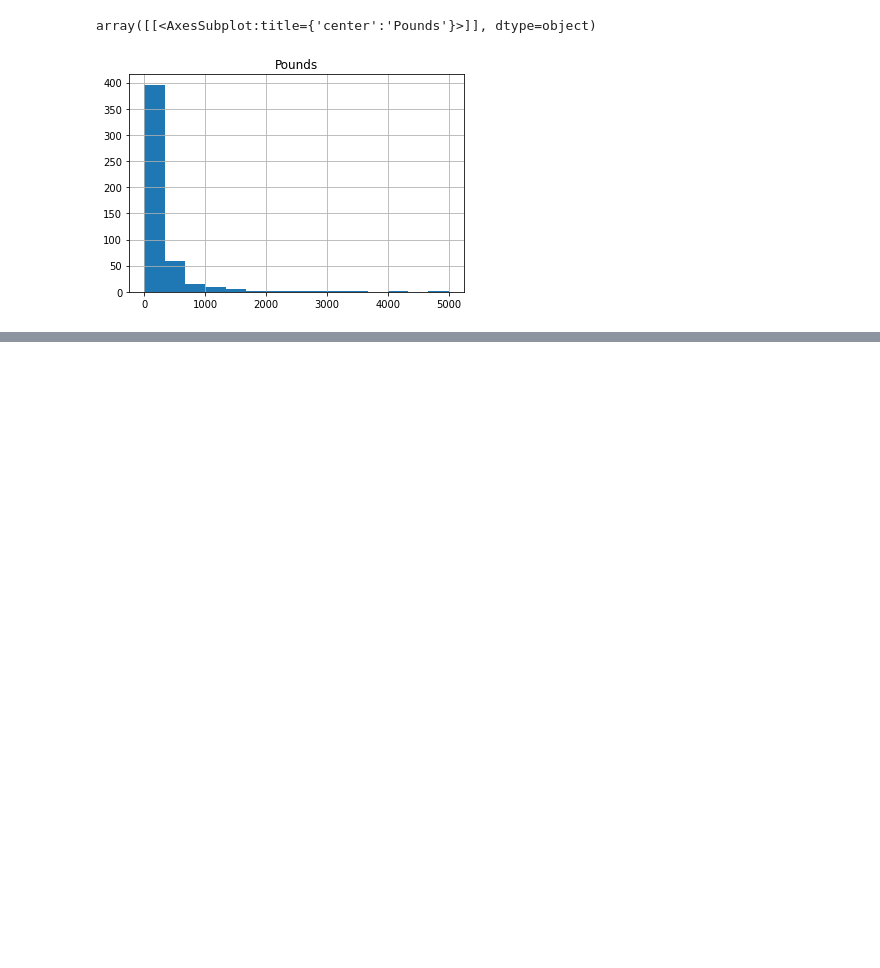
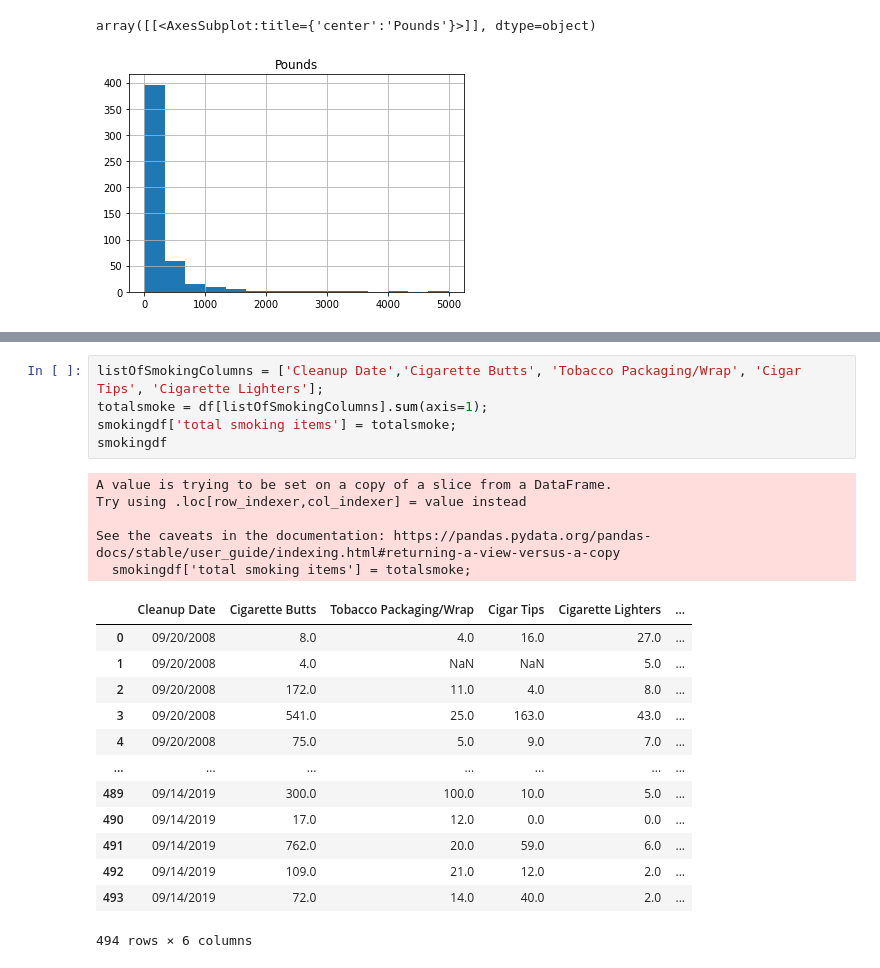
Before and after one commit to mariavanv/CISC367, a Jupyter notebook: Midterm/Messy.ipynb, the cells around one changed output, grey strips where cells are left out. Saved outputs shown, nothing was run; the diff lists cells and outputs as text; blank space fills up the shorter version.

```diff
--- a/Midterm/Messy.ipynb
+++ b/Midterm/Messy.ipynb
@@ -91,0 +131,24 @@ array([[<AxesSubplot:title={'center':'Pounds'}>]], dtype=object)
+# %%
+listOfSmokingColumns = ['Cleanup Date','Cigarette Butts', 'Tobacco Packaging/Wrap', 'Cigar Tips', 'Cigarette Lighters'];
+totalsmoke = df[listOfSmokingColumns].sum(axis=1);
+smokingdf['total smoking items'] = totalsmoke;
+smokingdf
+# %% [output]
+A value is trying to be set on a copy of a slice from a DataFrame.
+Try using .loc[row_indexer,col_indexer] = value instead
+
+See the caveats in the documentation: https://pandas.pydata.org/pandas-docs/stable/user_guide/indexing.html#returning-a-view-versus-a-copy
+  smokingdf['total smoking items'] = totalsmoke;
+|  | Cleanup Date | Cigarette Butts | Tobacco Packaging/Wrap | Cigar Tips | Cigarette Lighters | ... |
+| 0 | 09/20/2008 | 8.0 | 4.0 | 16.0 | 27.0 | ... |
+| 1 | 09/20/2008 | 4.0 | NaN | NaN | 5.0 | ... |
+| 2 | 09/20/2008 | 172.0 | 11.0 | 4.0 | 8.0 | ... |
+| 3 | 09/20/2008 | 541.0 | 25.0 | 163.0 | 43.0 | ... |
+| 4 | 09/20/2008 | 75.0 | 5.0 | 9.0 | 7.0 | ... |
+| ... | ... | ... | ... | ... | ... | ... |
+| 489 | 09/14/2019 | 300.0 | 100.0 | 10.0 | 5.0 | ... |
+| 490 | 09/14/2019 | 17.0 | 12.0 | 0.0 | 0.0 | ... |
+| 491 | 09/14/2019 | 762.0 | 20.0 | 59.0 | 6.0 | ... |
+| 492 | 09/14/2019 | 109.0 | 21.0 | 12.0 | 2.0 | ... |
+| 493 | 09/14/2019 | 72.0 | 14.0 | 40.0 | 2.0 | ... |
+494 rows × 6 columns
```
Also changed, not shown: parts of 6 cells of this notebook.
